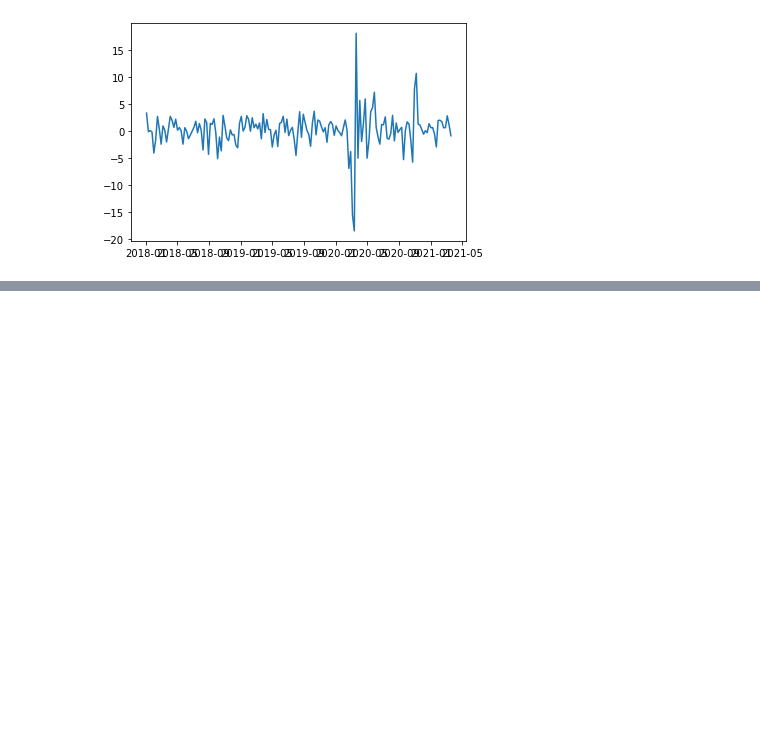
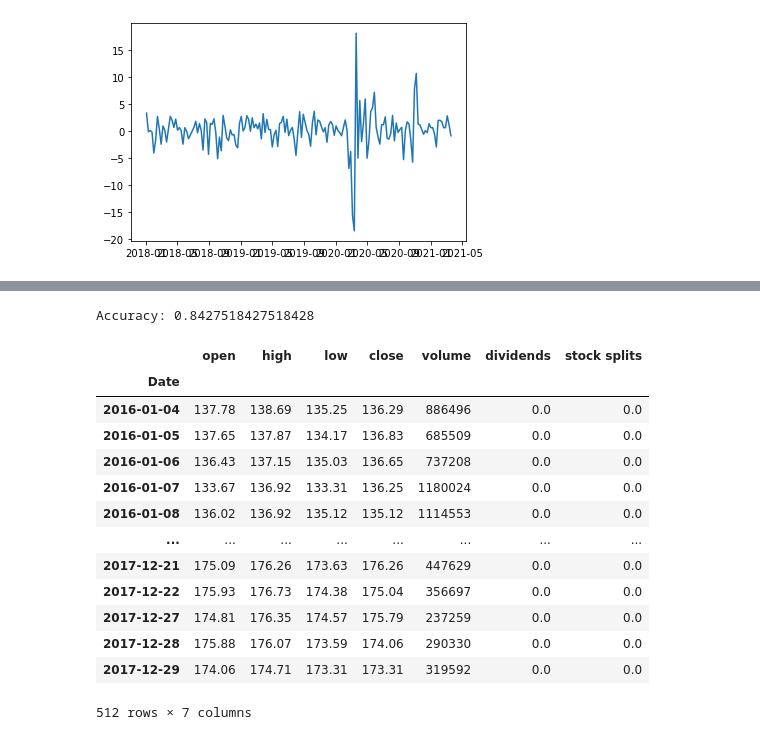
Before and after one commit to igaekus/projet-python-1A, a Jupyter notebook: algoTrading.ipynb, the cells around one changed output, grey strips where cells are left out. Saved outputs shown, nothing was run; the diff lists cells and outputs as text; code cells hidden in the pictures; blank space fills up the shorter version.

```diff
--- a/algoTrading.ipynb
+++ b/algoTrading.ipynb
@@ -180,0 +292,24 @@ Freq: 7D, Name: ROC, Length: 1621, dtype: float64
+# %%
+from sklearn import metrics
+print("Accuracy:",metrics.accuracy_score(y_test, y_pred))
+
+#len(X_test)==len(y_pred)
+len(y_pred)==len(y_test)
+
+prices
+# %% [output]
+Accuracy: 0.8427518427518428
+|  | open | high | low | close | volume | dividends | stock splits |
+| Date |  |  |  |  |  |  |  |
+| 2016-01-04 | 137.78 | 138.69 | 135.25 | 136.29 | 886496 | 0.0 | 0.0 |
+| 2016-01-05 | 137.65 | 137.87 | 134.17 | 136.83 | 685509 | 0.0 | 0.0 |
+| 2016-01-06 | 136.43 | 137.15 | 135.03 | 136.65 | 737208 | 0.0 | 0.0 |
+| 2016-01-07 | 133.67 | 136.92 | 133.31 | 136.25 | 1180024 | 0.0 | 0.0 |
+| 2016-01-08 | 136.02 | 136.92 | 135.12 | 135.12 | 1114553 | 0.0 | 0.0 |
+| ... | ... | ... | ... | ... | ... | ... | ... |
+| 2017-12-21 | 175.09 | 176.26 | 173.63 | 176.26 | 447629 | 0.0 | 0.0 |
+| 2017-12-22 | 175.93 | 176.73 | 174.38 | 175.04 | 356697 | 0.0 | 0.0 |
+| 2017-12-27 | 174.81 | 176.35 | 174.57 | 175.79 | 237259 | 0.0 | 0.0 |
+| 2017-12-28 | 175.88 | 176.07 | 173.59 | 174.06 | 290330 | 0.0 | 0.0 |
+| 2017-12-29 | 174.06 | 174.71 | 173.31 | 173.31 | 319592 | 0.0 | 0.0 |
+512 rows × 7 columns
```
Also changed, not shown: parts of 10 cells of this notebook.
